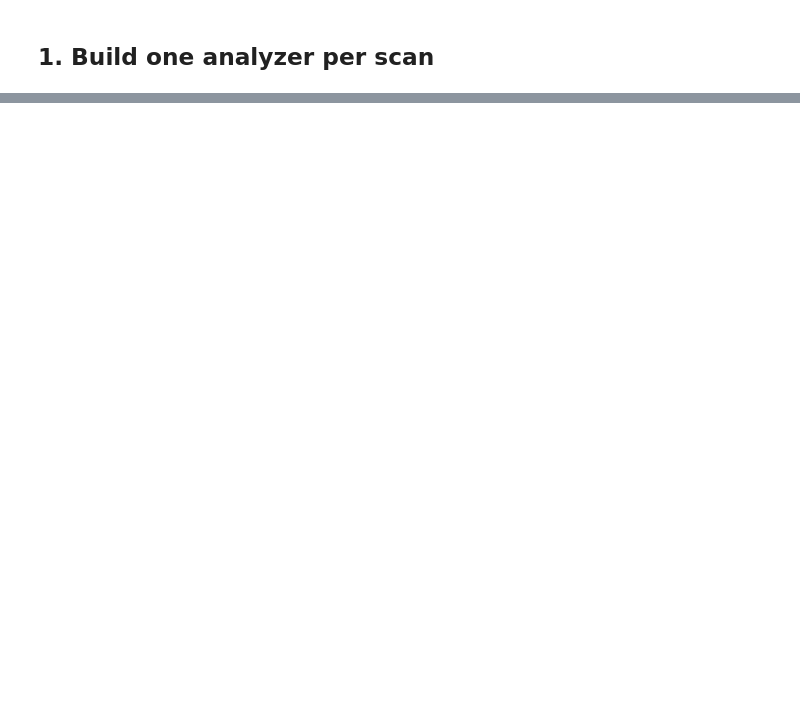
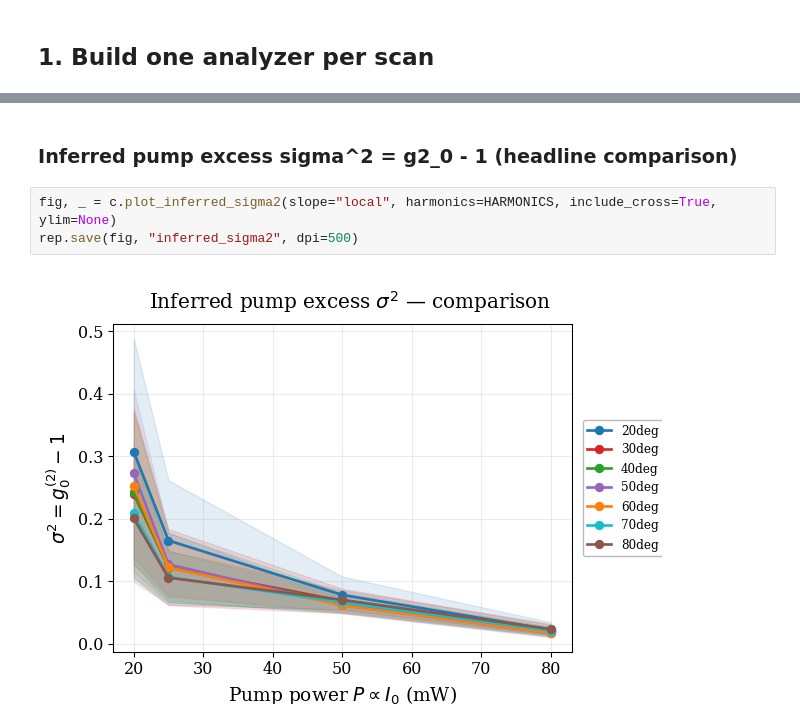
Before and after one commit to SimonWtmn/Quantum_SHHG, a Jupyter notebook: run/powerscan/powerscan_compare.ipynb, the cells around one changed output, grey strips where cells are left out. Cells and saved outputs as stored; diff of their text form; blank space fills up the shorter version.

```diff
--- a/run/powerscan/powerscan_compare.ipynb
+++ b/run/powerscan/powerscan_compare.ipynb
@@ -70,0 +112,7 @@ rep.plots(harmonics=HARMONICS, g2_ylim=None, sigma2_ylim=None,
+# %% [markdown]
+### Inferred pump excess sigma^2 = g2_0 - 1 (headline comparison)
+# %%
+fig, _ = c.plot_inferred_sigma2(slope="local", harmonics=HARMONICS, include_cross=True, ylim=None)
+rep.save(fig, "inferred_sigma2", dpi=500)
+# %% [output]
+[figure, added]
```
Also changed, not shown: parts of 26 cells of this notebook, 7 other files.
